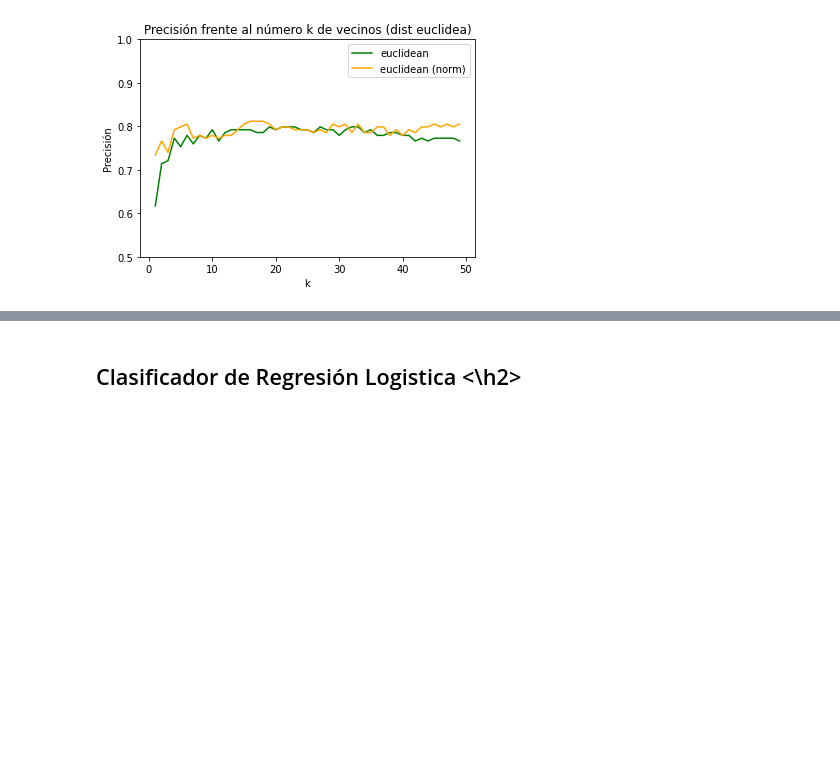
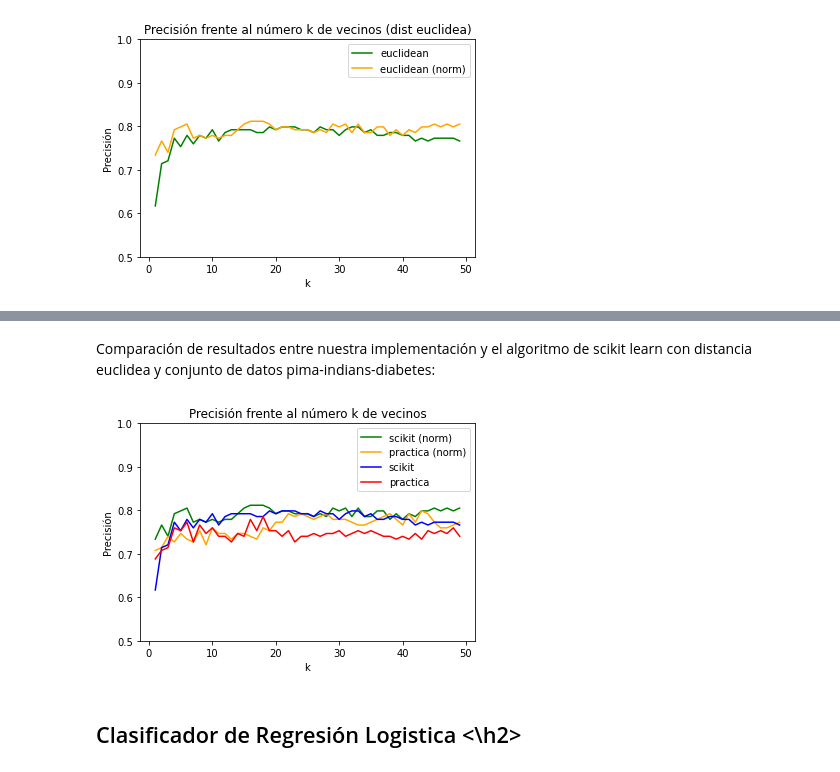
Before and after one commit to Albertogk/FAA, a Jupyter notebook: practica2/main.ipynb, the cells around one changed output, grey strips where cells are left out. Saved outputs shown, nothing was run; the diff lists cells and outputs as text; code cells hidden in the pictures; blank space fills up the shorter version.

```diff
--- a/practica2/main.ipynb
+++ b/practica2/main.ipynb
@@ -885,3 +925,19 @@ plt.show()
+# %% [markdown]
+Comparación de resultados entre nuestra implementación y el algoritmo de scikit learn con distancia euclidea y conjunto de datos pima-indians-diabetes:
+# %%
+plt.figure()
+plt.plot(k_values, k_precision_pima_euclidean_norm_scikit, color='green', label='scikit (norm)')
+plt.plot(k_values, k_precision_pima_euclidean_norm, color='orange', label='practica (norm)')
+plt.plot(k_values, k_precision_pima_euclidean_scikit, color='blue', label='scikit')
+plt.plot(k_values, k_precision_pima_euclidean, color='red', label='practica')
+plt.legend()
+plt.ylim(0.5, 1)
+plt.xlabel("k")
+plt.ylabel("Precisión")
+plt.title("Precisión frente al número k de vecinos")
+plt.show()
+# %% [output]
+[figure, added]
 # %% [markdown]
 <h2> Clasificador de Regresión Logistica <\h2>
 # %% [markdown]
```
Also changed, not shown: parts of 12 cells of this notebook, 1 other file.
